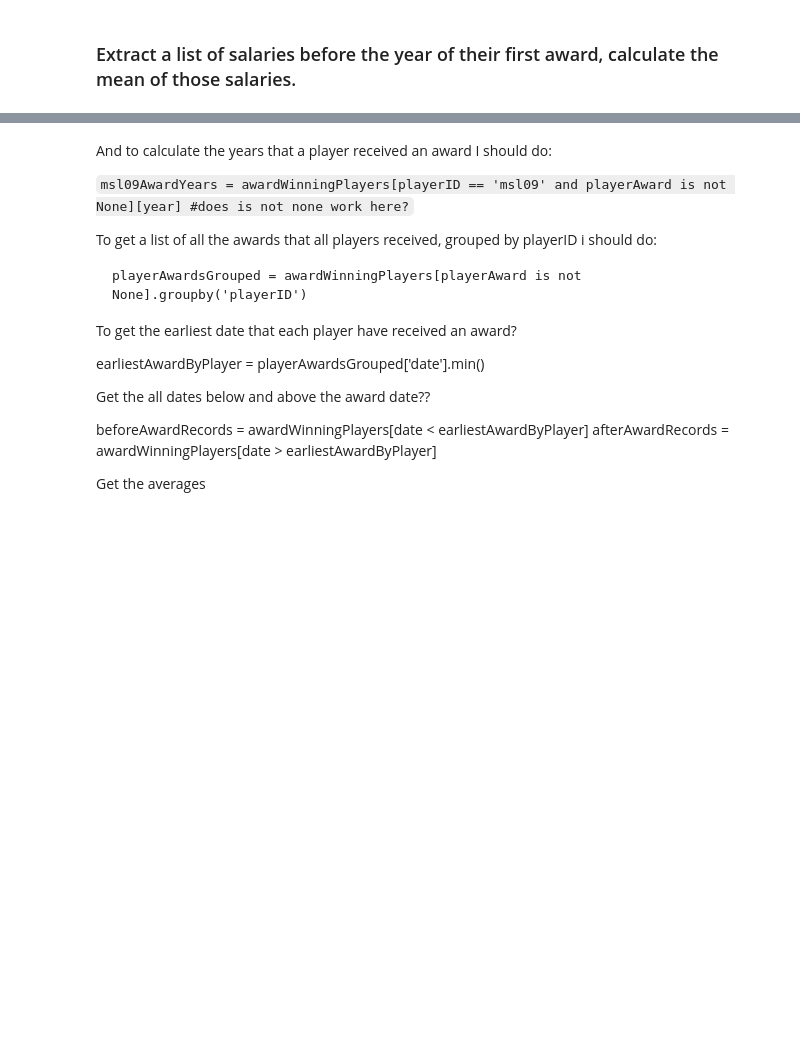
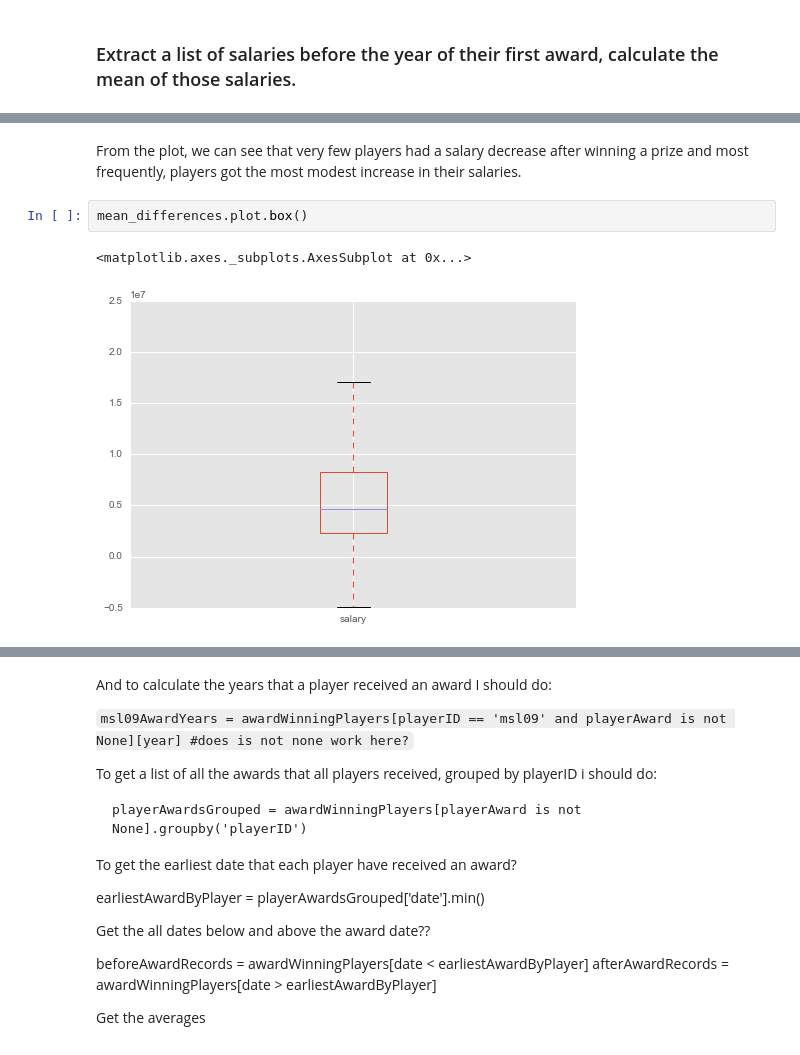
Before and after one commit to marceloslacerda/jupyter-notebooks, a Jupyter notebook: udacity-p2/Project 3 - stub.ipynb, the cells around one changed output, grey strips where cells are left out. Cells and saved outputs as stored; diff of their text form; blank space fills up the shorter version.

```diff
--- a/udacity-p2/Project 3 - stub.ipynb
+++ b/udacity-p2/Project 3 - stub.ipynb
@@ -268,0 +273,7 @@ awardWinningPlayersSalaries.head()
+# %% [markdown]
+From the plot, we can see that very few players had a salary decrease after winning a prize and most frequently, players got the most modest increase in their salaries.
+# %%
+mean_differences.plot.box()
+# %% [output]
+<matplotlib.axes._subplots.AxesSubplot at 0x...>
+[figure, added]
```
Also changed, not shown: parts of 13 cells of this notebook, 1 other file.
